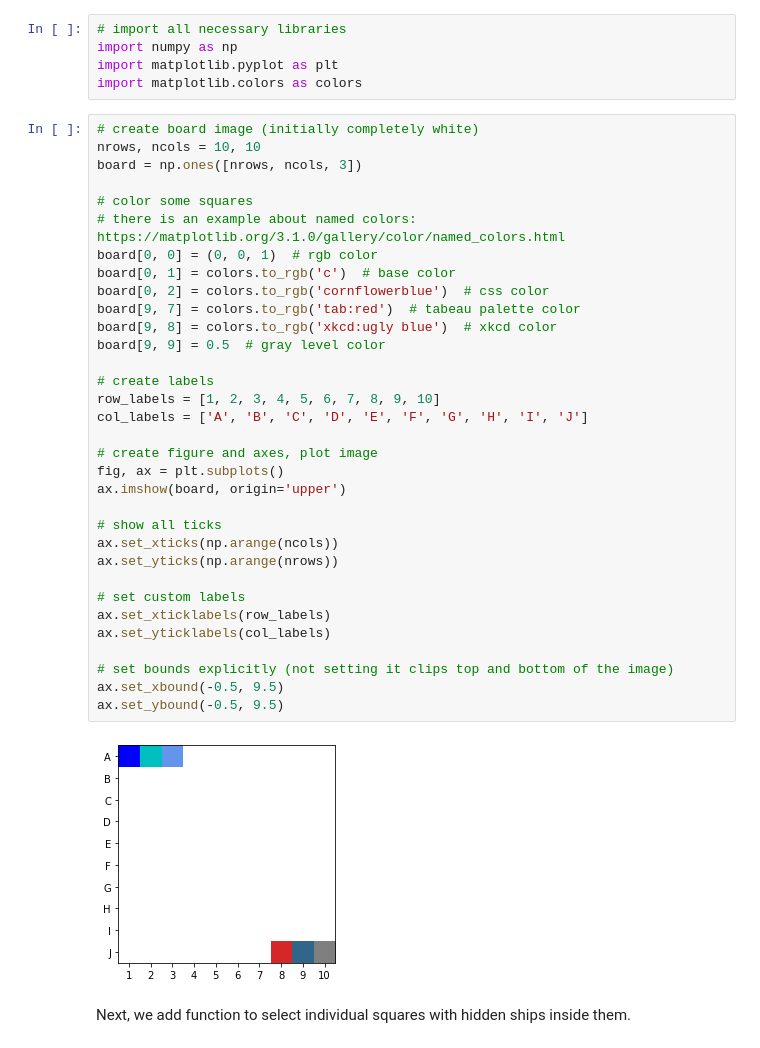
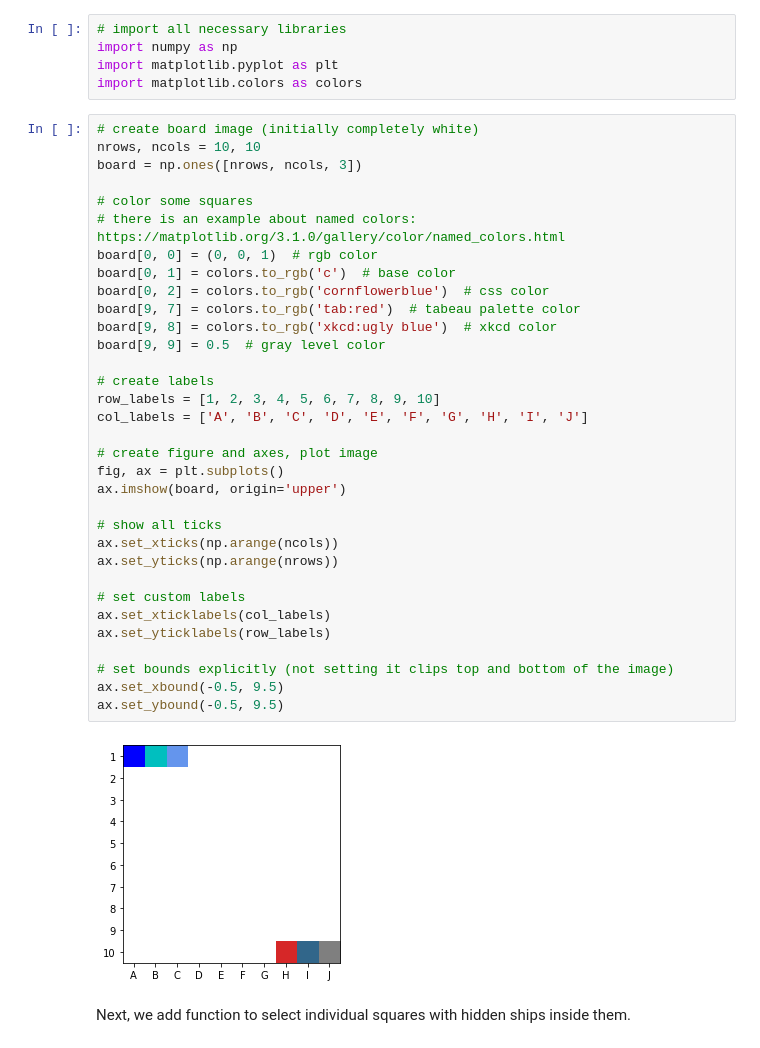
Before and after one commit to lnadi17/battleship-simulator, a Jupyter notebook: gameboard.ipynb, the cells around one changed output. Drawn from its saved outputs; the diff is of its cells as text.

Commit message:
Change row_labels and col_labels variable names

```diff
--- a/gameboard.ipynb
+++ b/gameboard.ipynb
@@ -17,36 +17,36 @@ import matplotlib.colors as colors
 nrows, ncols = 10, 10
 board = np.ones([nrows, ncols, 3])
 
 # color some squares
 # there is an example about named colors: https://matplotlib.org/3.1.0/gallery/color/named_colors.html
 board[0, 0] = (0, 0, 1)  # rgb color
 board[0, 1] = colors.to_rgb('c')  # base color
 board[0, 2] = colors.to_rgb('cornflowerblue')  # css color
 board[9, 7] = colors.to_rgb('tab:red')  # tabeau palette color
 board[9, 8] = colors.to_rgb('xkcd:ugly blue')  # xkcd color
 board[9, 9] = 0.5  # gray level color
 
 # create labels
 row_labels = [1, 2, 3, 4, 5, 6, 7, 8, 9, 10]
 col_labels = ['A', 'B', 'C', 'D', 'E', 'F', 'G', 'H', 'I', 'J']
 
 # create figure and axes, plot image
 fig, ax = plt.subplots()
 ax.imshow(board, origin='upper')
 
 # show all ticks
 ax.set_xticks(np.arange(ncols))
 ax.set_yticks(np.arange(nrows))
 
 # set custom labels
-ax.set_xticklabels(row_labels)
-ax.set_yticklabels(col_labels)
+ax.set_xticklabels(col_labels)
+ax.set_yticklabels(row_labels)
 
 # set bounds explicitly (not setting it clips top and bottom of the image)
 ax.set_xbound(-0.5, 9.5)
 ax.set_ybound(-0.5, 9.5)
 # %% [output]
-[figure, old version]
+[figure, new version]
 # %% [markdown]
 Next, we add function to select individual squares with hidden ships inside them.
 # %%
```
Also changed, not shown: parts of 7 cells of this notebook.
